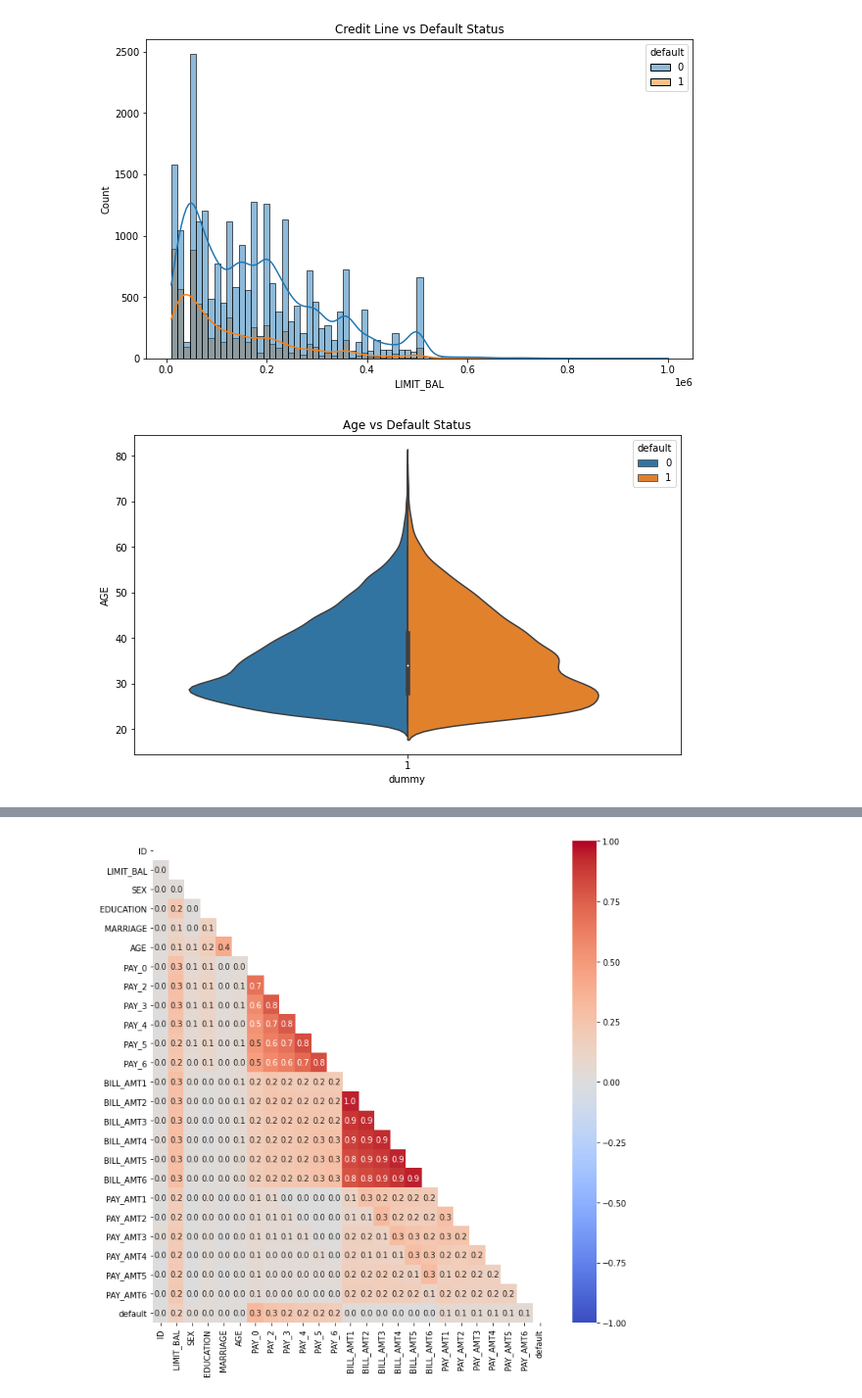
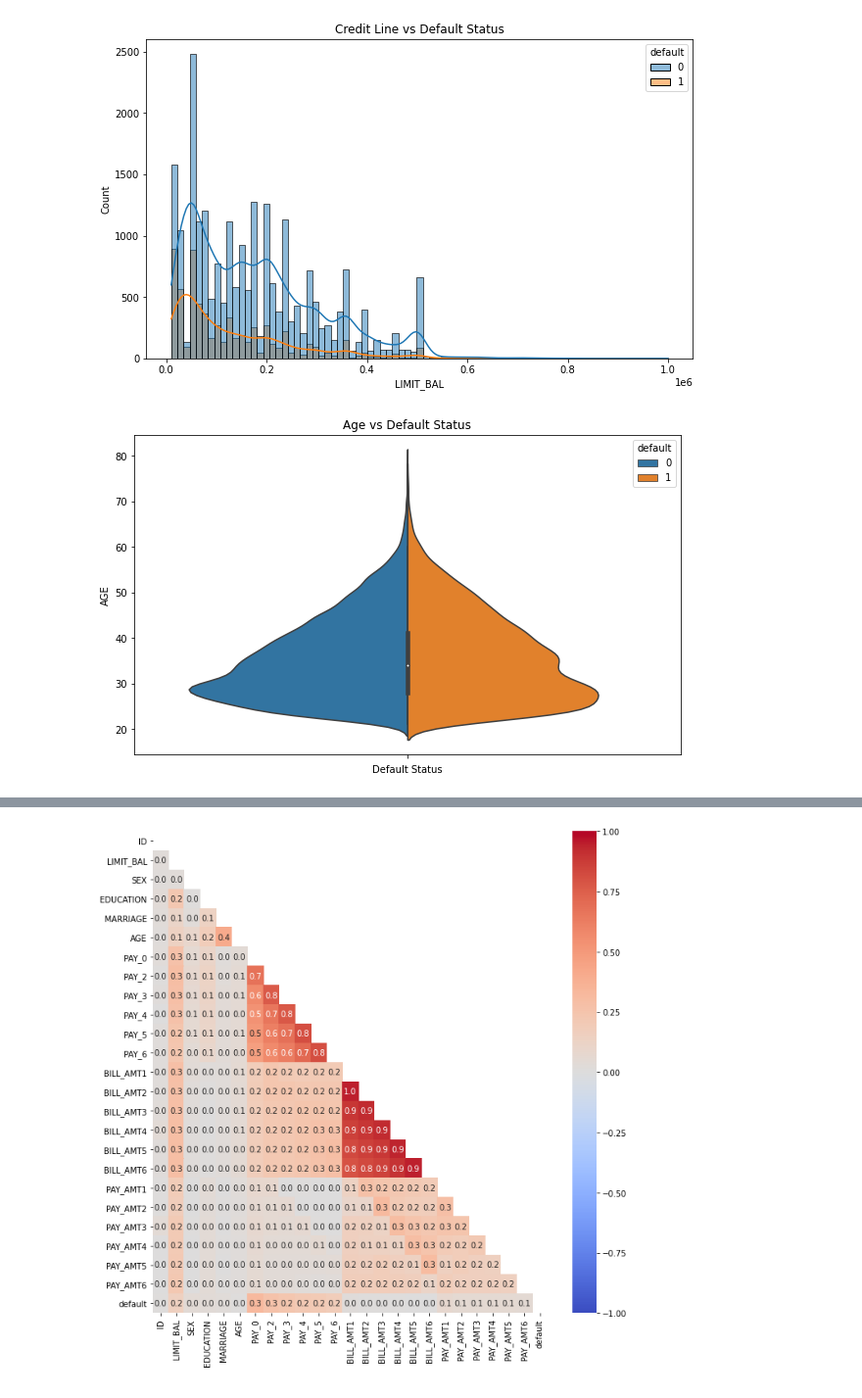
Before and after one commit to jenny3248/default-detection, a Jupyter notebook: Default Detection.ipynb, the cells around one changed output, grey strips where cells are left out. Shown at 98% size. Saved outputs shown, nothing was run; the diff lists cells and outputs as text; code cells hidden in the pictures.

```diff
--- a/Default Detection.ipynb
+++ b/Default Detection.ipynb
@@ -165,10 +151,10 @@ plt.title('Credit Line vs Default Status');
 [figure]
 # %%
 age = df[['AGE','default']]
-age['dummy'] = 1
+age['Default Status'] = ''
 
 plt.figure(figsize=(10,6))
-sns.violinplot(data=age, x='dummy', y='AGE', hue='default', kde=True, split=True)
+sns.violinplot(data=age, x='Default Status', y='AGE', hue='default', kde=True, split=True)
 plt.title('Age vs Default Status');
 # %% [output]
-[figure, old version]
+[figure, new version]
```
Also changed, not shown: parts of 31 cells of this notebook.
